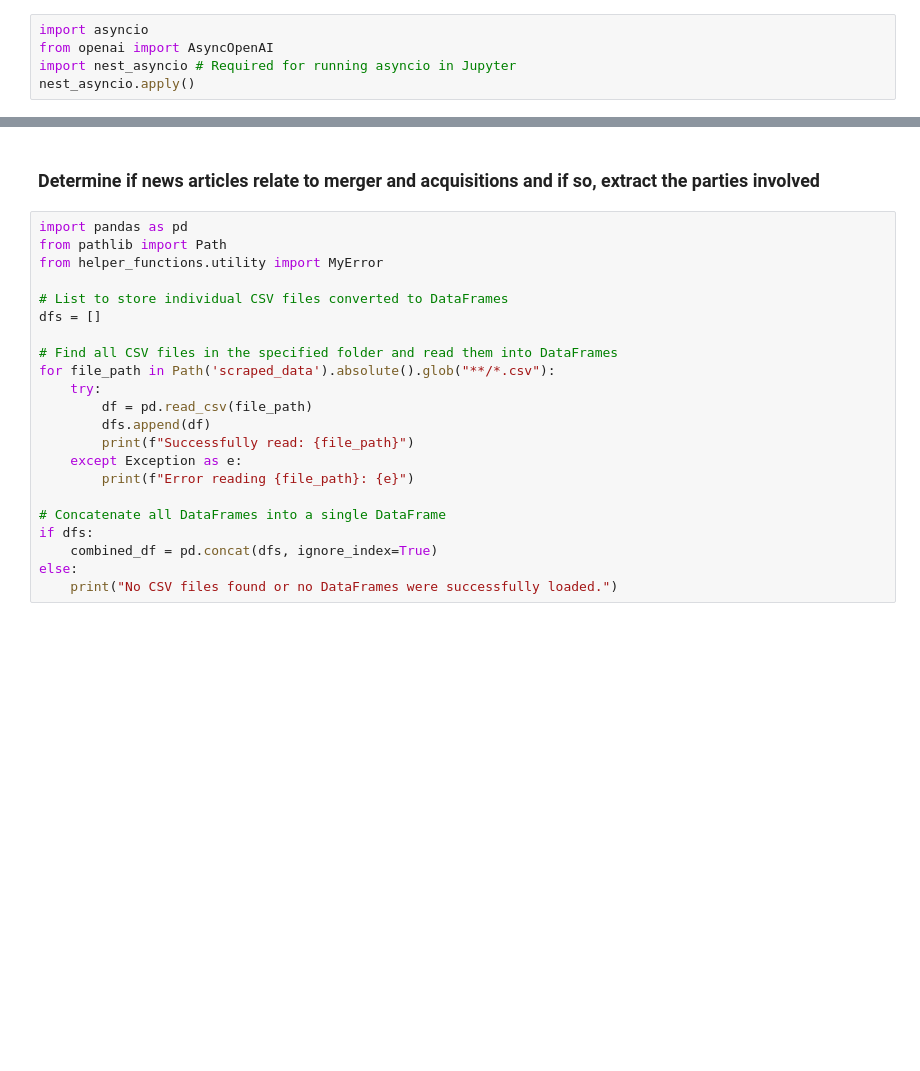
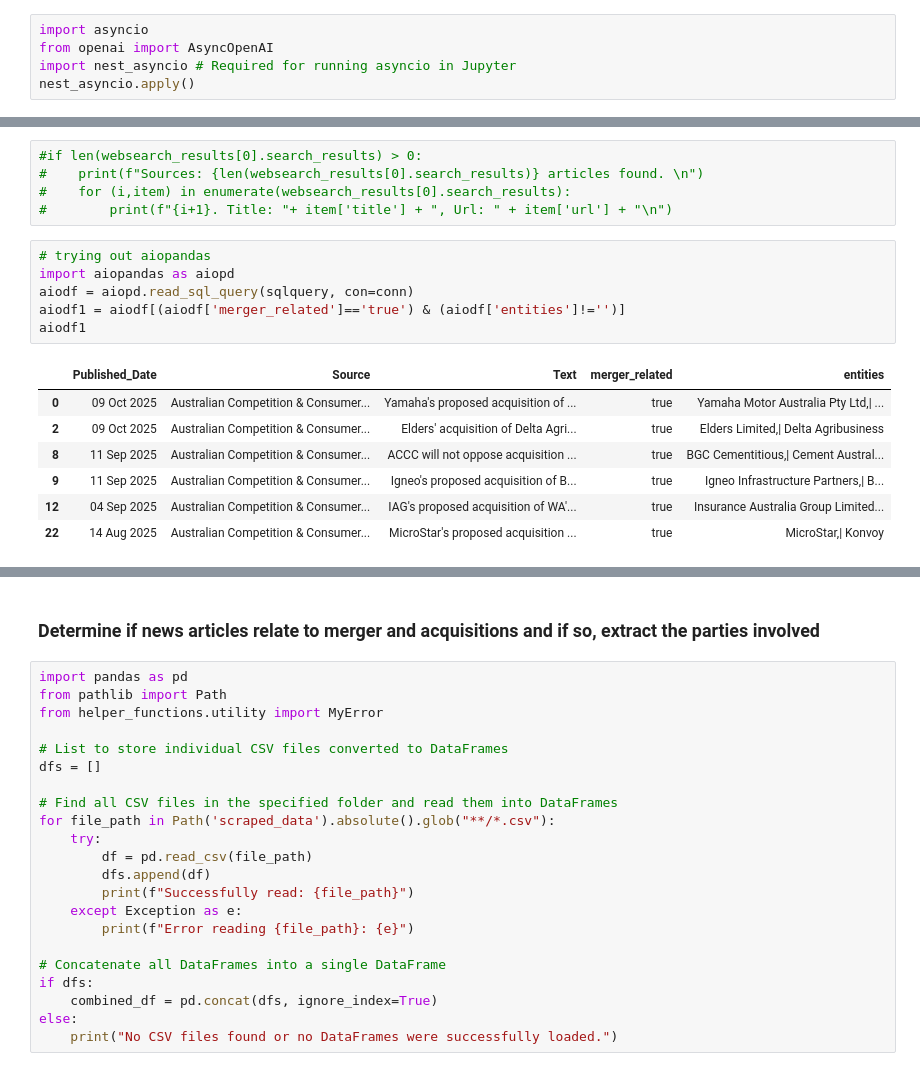
Before and after one commit to chuash/MergerScan, a Jupyter notebook: Draft.ipynb, the cells around one changed output, grey strips where cells are left out. Drawn from its saved outputs; the diff is of its cells as text; blank space fills up the shorter version.

```diff
--- a/Draft.ipynb
+++ b/Draft.ipynb
@@ -933,0 +967,19 @@ await main()
+# %%
+#if len(websearch_results[0].search_results) > 0:
+#    print(f"Sources: {len(websearch_results[0].search_results)} articles found. \n")
+#    for (i,item) in enumerate(websearch_results[0].search_results):
+#        print(f"{i+1}. Title: "+ item['title'] + ", Url: " + item['url'] + "\n")
+# %%
+# trying out aiopandas
+import aiopandas as aiopd
+aiodf = aiopd.read_sql_query(sqlquery, con=conn)
+aiodf1 = aiodf[(aiodf['merger_related']=='true') & (aiodf['entities']!='')]
+aiodf1
+# %% [output]
+|  | Published_Date | Source | Text | merger_related | entities |
+| 0 | 09 Oct 2025 | Australian Competition & Consumer... | Yamaha's proposed acquisition of ... | true | Yamaha Motor Australia Pty Ltd,| ... |
+| 2 | 09 Oct 2025 | Australian Competition & Consumer... | Elders' acquisition of Delta Agri... | true | Elders Limited,| Delta Agribusiness |
+| 8 | 11 Sep 2025 | Australian Competition & Consumer... | ACCC will not oppose acquisition ... | true | BGC Cementitious,| Cement Austral... |
+| 9 | 11 Sep 2025 | Australian Competition & Consumer... | Igneo's proposed acquisition of B... | true | Igneo Infrastructure Partners,| B... |
+| 12 | 04 Sep 2025 | Australian Competition & Consumer... | IAG's proposed acquisition of WA'... | true | Insurance Australia Group Limited... |
+| 22 | 14 Aug 2025 | Australian Competition & Consumer... | MicroStar's proposed acquisition ... | true | MicroStar,| Konvoy |
```
Also changed, not shown: parts of 32 cells of this notebook, 4 other files.
